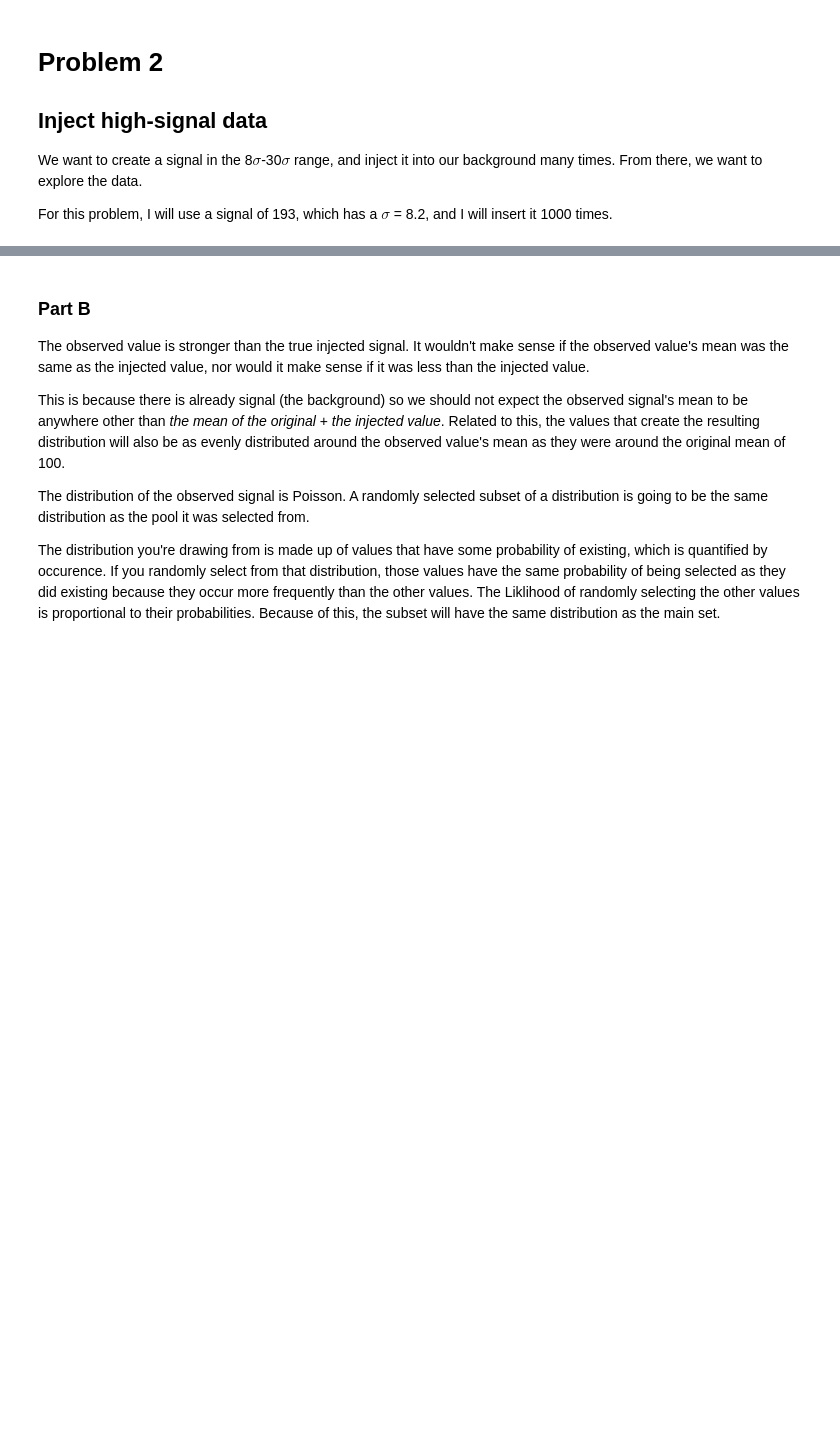
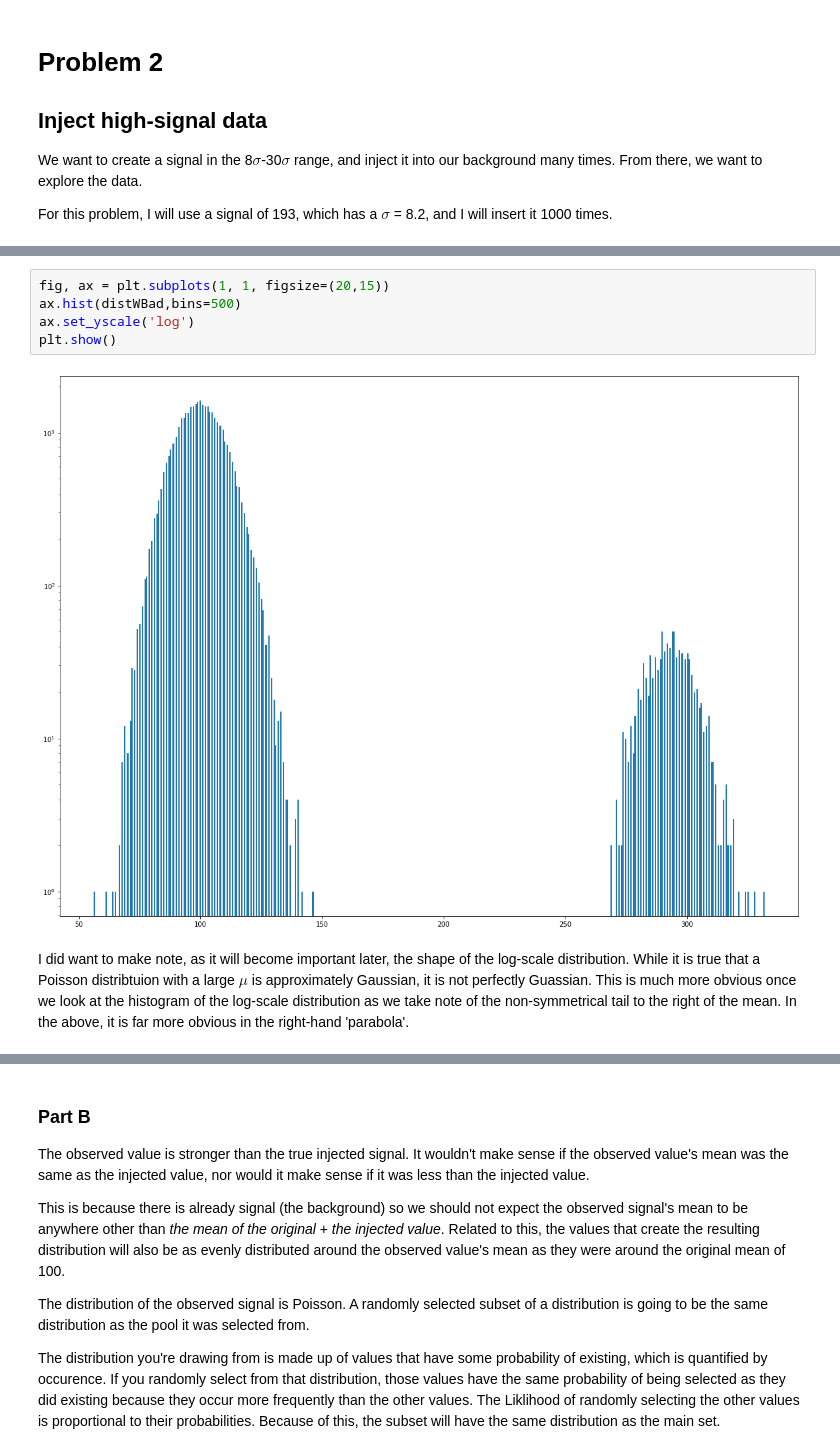
Before and after one commit to cseydlitz/phys434, a Jupyter notebook: LAB6.ipynb, the cells around one changed output, grey strips where cells are left out. Cells and saved outputs as stored; diff of their text form; blank space fills up the shorter version.

```diff
--- a/LAB6.ipynb
+++ b/LAB6.ipynb
@@ -44,3 +49,12 @@ plt.show()
+# %%
+fig, ax = plt.subplots(1, 1, figsize=(20,15))
+ax.hist(distWBad,bins=500)
+ax.set_yscale('log')
+plt.show()
+# %% [output]
+[figure, added]
+# %% [markdown]
+I did want to make note, as it will become important later, the shape of the log-scale distribution. While it is true that a Poisson distribtuion with a large $\mu$ is approximately Gaussian, it is not perfectly Guassian. This is much more obvious once we look at the histogram of the log-scale distribution as we take note of the non-symmetrical tail to the right of the mean. In the above, it is far more obvious in the right-hand 'parabola'.
 # %% [markdown]
 ### Part A
 In the above, we can clearly see the 1000 values which were selected to have 193 added to them - it's the small distribution to the right.
```
Also changed, not shown: parts of 26 cells of this notebook, 2 other files.
